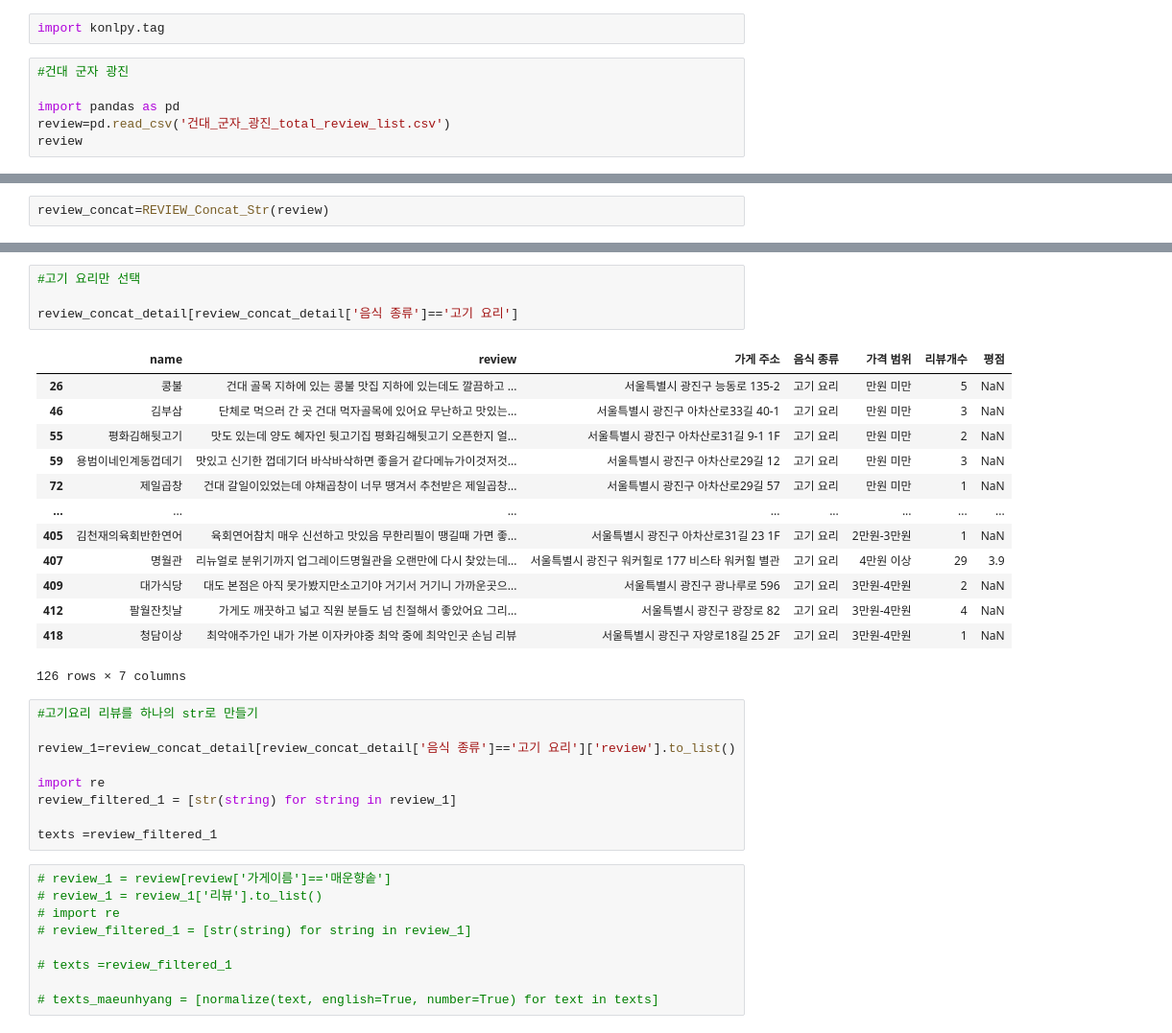
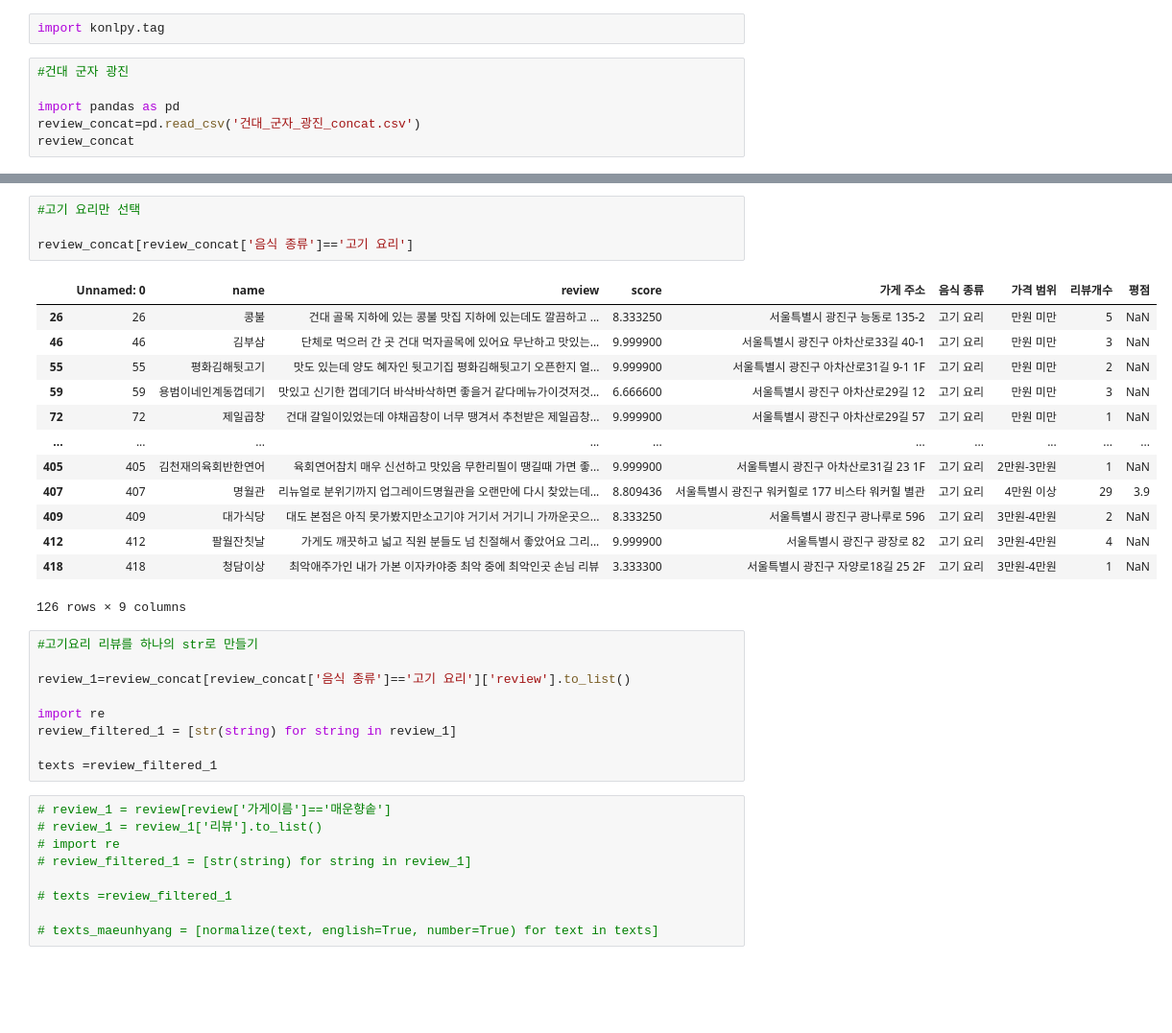
Before and after one commit to moonjeong-j/dl-ncf-cbf-recommendation, a Jupyter notebook: source_code/KoNLPy.ipynb, the cells around one changed output, grey strips where cells are left out. Shown at 96% size. Cells and saved outputs as stored; diff of their text form; blank space fills up the shorter version.

```diff
--- a/source_code/KoNLPy.ipynb
+++ b/source_code/KoNLPy.ipynb
@@ -11,6 +11,6 @@ import konlpy.tag
 #건대 군자 광진
 
 import pandas as pd
-review=pd.read_csv('건대_군자_광진_total_review_list.csv')
-review
+review_concat=pd.read_csv('건대_군자_광진_concat.csv')
+review_concat
 # %% [output]
@@ -86,2 +29,0 @@ def REVIEW_Concat_Str(review):
-# %%
-review_concat=REVIEW_Concat_Str(review)
@@ -149,25 +54,25 @@ Name: 음식 종류, dtype: int64
 # %%
 #고기 요리만 선택
 
-review_concat_detail[review_concat_detail['음식 종류']=='고기 요리']
+review_concat[review_concat['음식 종류']=='고기 요리']
 # %% [output]
-|  | name | review | 가게 주소 | 음식 종류 | 가격 범위 | 리뷰개수 | 평점 |
-| 26 | 콩불 | 건대 골목 지하에 있는 콩불 맛집 지하에 있는데도 깔끔하고 ... | 서울특별시 광진구 능동로 135-2 | 고기 요리 | 만원 미만 | 5 | NaN |
-| 46 | 김부삼 | 단체로 먹으러 간 곳 건대 먹자골목에 있어요 무난하고 맛있는... | 서울특별시 광진구 아차산로33길 40-1 | 고기 요리 | 만원 미만 | 3 | NaN |
-| 55 | 평화김해뒷고기 | 맛도 있는데 양도 혜자인 뒷고기집 평화김해뒷고기 오픈한지 얼... | 서울특별시 광진구 아차산로31길 9-1 1F | 고기 요리 | 만원 미만 | 2 | NaN |
-| 59 | 용범이네인계동껍데기 | 맛있고 신기한 껍데기더 바삭바삭하면 좋을거 같다메뉴가이것저것... | 서울특별시 광진구 아차산로29길 12 | 고기 요리 | 만원 미만 | 3 | NaN |
-| 72 | 제일곱창 | 건대 갈일이있었는데 야채곱창이 너무 땡겨서 추천받은 제일곱창... | 서울특별시 광진구 아차산로29길 57 | 고기 요리 | 만원 미만 | 1 | NaN |
-| ... | ... | ... | ... | ... | ... | ... | ... |
-| 405 | 김천재의육회반한연어 | 육회연어참치 매우 신선하고 맛있음 무한리필이 땡길때 가면 좋... | 서울특별시 광진구 아차산로31길 23 1F | 고기 요리 | 2만원-3만원 | 1 | NaN |
-| 407 | 명월관 | 리뉴얼로 분위기까지 업그레이드명월관을 오랜만에 다시 찾았는데... | 서울특별시 광진구 워커힐로 177 비스타 워커힐 별관 | 고기 요리 | 4만원 이상 | 29 | 3.9 |
-| 409 | 대가식당 | 대도 본점은 아직 못가봤지만소고기야 거기서 거기니 가까운곳으... | 서울특별시 광진구 광나루로 596 | 고기 요리 | 3만원-4만원 | 2 | NaN |
-| 412 | 팔월잔칫날 | 가게도 깨끗하고 넓고 직원 분들도 넘 친절해서 좋았어요 그리... | 서울특별시 광진구 광장로 82 | 고기 요리 | 3만원-4만원 | 4 | NaN |
-| 418 | 청담이상 | 최악애주가인 내가 가본 이자카야중 최악 중에 최악인곳 손님 리뷰 | 서울특별시 광진구 자양로18길 25 2F | 고기 요리 | 3만원-4만원 | 1 | NaN |
+|  | Unnamed: 0 | name | review | score | 가게 주소 | 음식 종류 | 가격 범위 | 리뷰개수 | 평점 |
+| 26 | 26 | 콩불 | 건대 골목 지하에 있는 콩불 맛집 지하에 있는데도 깔끔하고 ... | 8.333250 | 서울특별시 광진구 능동로 135-2 | 고기 요리 | 만원 미만 | 5 | NaN |
+| 46 | 46 | 김부삼 | 단체로 먹으러 간 곳 건대 먹자골목에 있어요 무난하고 맛있는... | 9.999900 | 서울특별시 광진구 아차산로33길 40-1 | 고기 요리 | 만원 미만 | 3 | NaN |
+| 55 | 55 | 평화김해뒷고기 | 맛도 있는데 양도 혜자인 뒷고기집 평화김해뒷고기 오픈한지 얼... | 9.999900 | 서울특별시 광진구 아차산로31길 9-1 1F | 고기 요리 | 만원 미만 | 2 | NaN |
+| 59 | 59 | 용범이네인계동껍데기 | 맛있고 신기한 껍데기더 바삭바삭하면 좋을거 같다메뉴가이것저것... | 6.666600 | 서울특별시 광진구 아차산로29길 12 | 고기 요리 | 만원 미만 | 3 | NaN |
+| 72 | 72 | 제일곱창 | 건대 갈일이있었는데 야채곱창이 너무 땡겨서 추천받은 제일곱창... | 9.999900 | 서울특별시 광진구 아차산로29길 57 | 고기 요리 | 만원 미만 | 1 | NaN |
+| ... | ... | ... | ... | ... | ... | ... | ... | ... | ... |
+| 405 | 405 | 김천재의육회반한연어 | 육회연어참치 매우 신선하고 맛있음 무한리필이 땡길때 가면 좋... | 9.999900 | 서울특별시 광진구 아차산로31길 23 1F | 고기 요리 | 2만원-3만원 | 1 | NaN |
+| 407 | 407 | 명월관 | 리뉴얼로 분위기까지 업그레이드명월관을 오랜만에 다시 찾았는데... | 8.809436 | 서울특별시 광진구 워커힐로 177 비스타 워커힐 별관 | 고기 요리 | 4만원 이상 | 29 | 3.9 |
+| 409 | 409 | 대가식당 | 대도 본점은 아직 못가봤지만소고기야 거기서 거기니 가까운곳으... | 8.333250 | 서울특별시 광진구 광나루로 596 | 고기 요리 | 3만원-4만원 | 2 | NaN |
+| 412 | 412 | 팔월잔칫날 | 가게도 깨끗하고 넓고 직원 분들도 넘 친절해서 좋았어요 그리... | 9.999900 | 서울특별시 광진구 광장로 82 | 고기 요리 | 3만원-4만원 | 4 | NaN |
+| 418 | 418 | 청담이상 | 최악애주가인 내가 가본 이자카야중 최악 중에 최악인곳 손님 리뷰 | 3.333300 | 서울특별시 광진구 자양로18길 25 2F | 고기 요리 | 3만원-4만원 | 1 | NaN |
-126 rows × 7 columns
+126 rows × 9 columns
 # %%
 #고기요리 리뷰를 하나의 str로 만들기
 
-review_1=review_concat_detail[review_concat_detail['음식 종류']=='고기 요리']['review'].to_list()
+review_1=review_concat[review_concat['음식 종류']=='고기 요리']['review'].to_list()
 
 import re
 review_filtered_1 = [str(string) for string in review_1]
```
Also changed, not shown: parts of 10 cells of this notebook, 3 other files.
